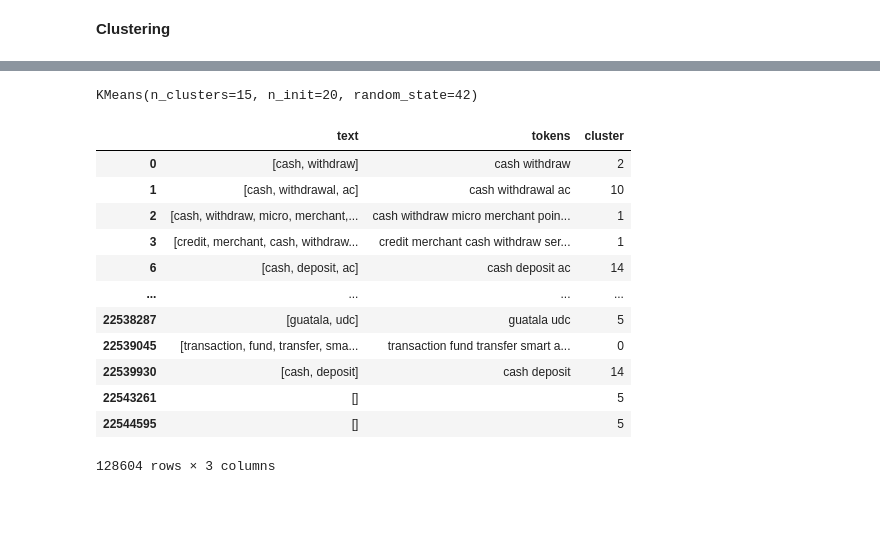
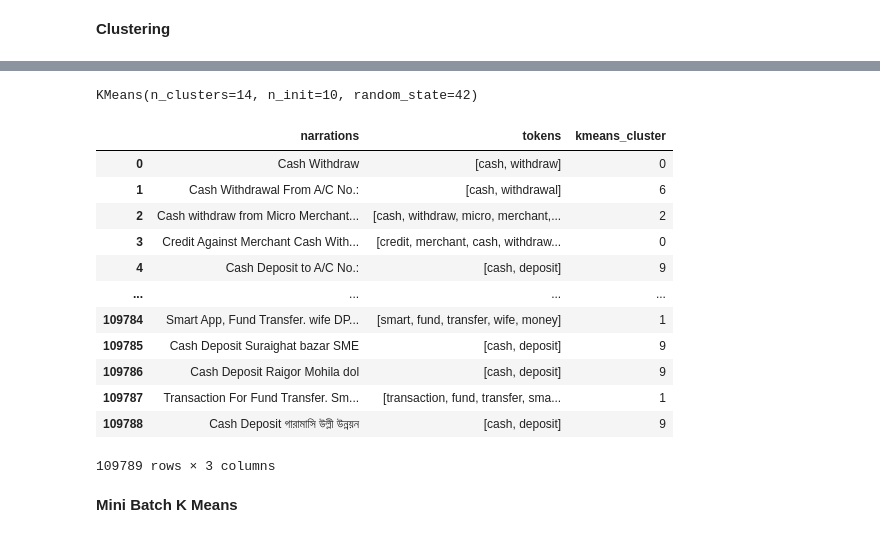
Before and after one commit to hishamcse/Business_Analytics_Transaction_Clustering, a Jupyter notebook: Training_Task.ipynb, the cells around one changed output, grey strips where cells are left out. Drawn from its saved outputs; the diff is of its cells as text; code cells hidden in the pictures; blank space fills up the shorter version.

```diff
--- a/Training_Task.ipynb
+++ b/Training_Task.ipynb
@@ -363,0 +397,6 @@ plt.show()
+# %%
+from yellowbrick.cluster import KElbowVisualizer
+model = KMeans()
+visualizer = KElbowVisualizer(model, k=(8,22), timings= False)
+visualizer.fit(np.array(vectorized_docs))        # Fit data to visualizer
+visualizer.show()        # Finalize and render figure
@@ -363,0 +406,6 @@ plt.show()
+# %%
+# silhouette score analysis
+
+visualizer = KElbowVisualizer(model, k=(12,18),metric='silhouette', timings= True)
+visualizer.fit(vectorized_docs)        # Fit the data to the visualizer
+visualizer.show()
@@ -363,0 +415,6 @@ plt.show()
+# %%
+# calinski_harabasz score analysis
+
+visualizer = KElbowVisualizer(model, k=(13,19),metric='calinski_harabasz', timings= False)
+visualizer.fit(vectorized_docs)        # Fit the data to the visualizer
+visualizer.show()
@@ -364,27 +424,29 @@ plt.show()
 # %%
-kmeans = KMeans(n_clusters=15,n_init=20,random_state=42)
+kmeans = KMeans(n_clusters=14,n_init=10,random_state=42)
 kmeans.fit(vectorized_docs)
 # %% [output]
-KMeans(n_clusters=15, n_init=20, random_state=42)
+KMeans(n_clusters=14, n_init=10, random_state=42)
 # %%
-df_clusters_final = pd.DataFrame({
-    "text": narrations,
-    "tokens": [" ".join(text) for text in narrations],
-    "cluster": kmeans.labels_
+df_clusters_KMeans = pd.DataFrame({
+    "narrations": original_narrations,
+    "tokens": narrations,
+    "kmeans_cluster": kmeans.labels_
 })
 
-df_clusters_final
+df_clusters_KMeans
 # %% [output]
-|  | text | tokens | cluster |
-| 0 | [cash, withdraw] | cash withdraw | 2 |
-| 1 | [cash, withdrawal, ac] | cash withdrawal ac | 10 |
-| 2 | [cash, withdraw, micro, merchant,... | cash withdraw micro merchant poin... | 1 |
-| 3 | [credit, merchant, cash, withdraw... | credit merchant cash withdraw ser... | 1 |
-| 6 | [cash, deposit, ac] | cash deposit ac | 14 |
+|  | narrations | tokens | kmeans_cluster |
+| 0 | Cash Withdraw | [cash, withdraw] | 0 |
+| 1 | Cash Withdrawal From A/C No.: | [cash, withdrawal] | 6 |
+| 2 | Cash withdraw from Micro Merchant... | [cash, withdraw, micro, merchant,... | 2 |
+| 3 | Credit Against Merchant Cash With... | [credit, merchant, cash, withdraw... | 0 |
+| 4 | Cash Deposit to A/C No.: | [cash, deposit] | 9 |
 | ... | ... | ... | ... |
-| 22538287 | [guatala, udc] | guatala udc | 5 |
-| 22539045 | [transaction, fund, transfer, sma... | transaction fund transfer smart a... | 0 |
-| 22539930 | [cash, deposit] | cash deposit | 14 |
-| 22543261 | [] |  | 5 |
-| 22544595 | [] |  | 5 |
+| 109784 | Smart App, Fund Transfer. wife DP... | [smart, fund, transfer, wife, money] | 1 |
+| 109785 | Cash Deposit Suraighat bazar SME | [cash, deposit] | 9 |
+| 109786 | Cash Deposit Raigor Mohila dol | [cash, deposit] | 9 |
+| 109787 | Transaction For Fund Transfer. Sm... | [transaction, fund, transfer, sma... | 1 |
+| 109788 | Cash Deposit গারামাসি উল্লী উন্নয়ন | [cash, deposit] | 9 |
-128604 rows × 3 columns
+109789 rows × 3 columns
+# %% [markdown]
+**Mini Batch K Means**
```
Also changed, not shown: parts of 28 cells of this notebook, 2 other files.
